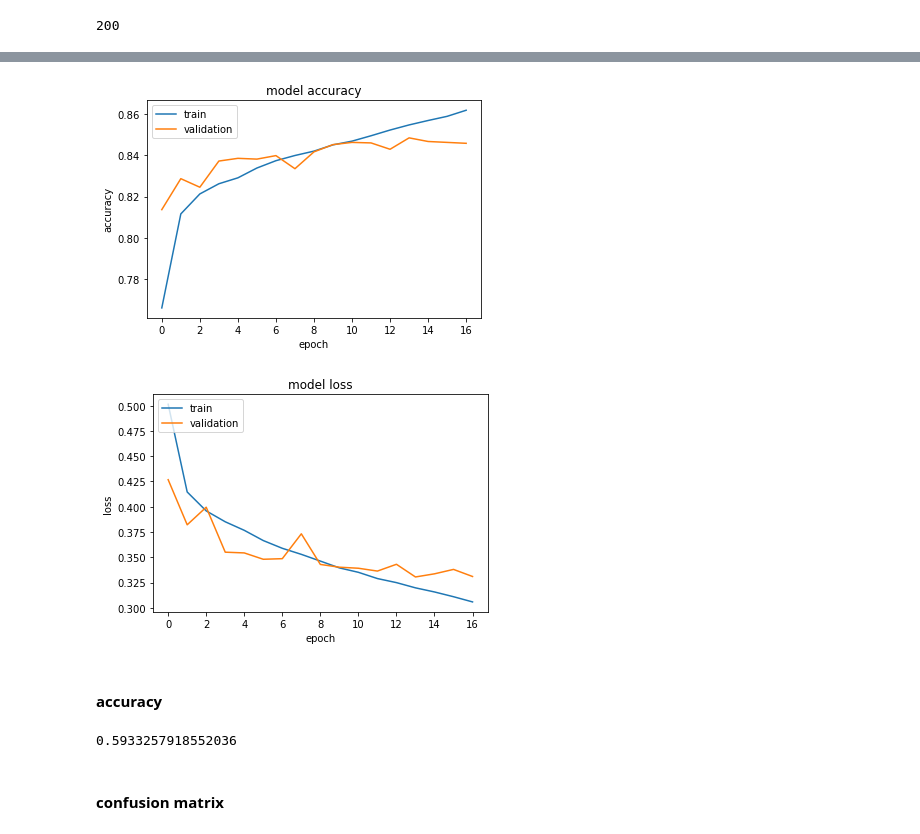
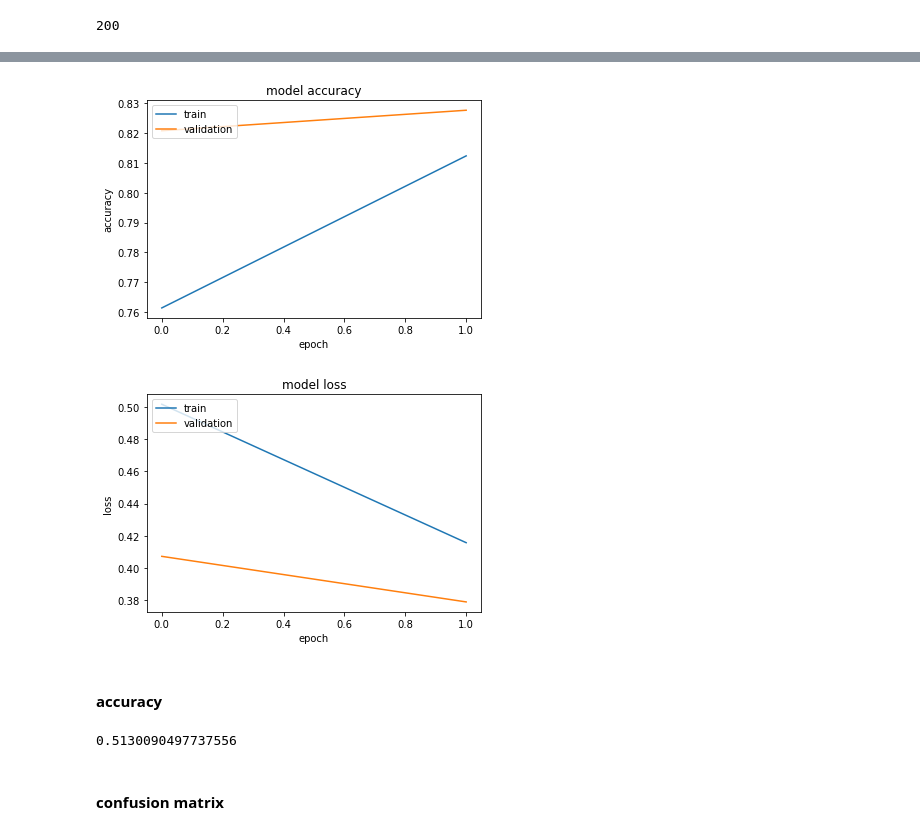
Before and after one commit to j-dhall/ml, a Jupyter notebook: notebooks/Convolutional Neural Networks for Sentence Classification - Yoon Kim - NYU - 2014.ipynb, the cells around one changed output, grey strips where cells are left out. Cells and saved outputs as stored; diff of their text form; code cells hidden in the pictures.

Commit message:
tidy up the two models, output the submission csv for kaggle

```diff
--- a/notebooks/Convolutional Neural Networks for Sentence Classification - Yoon Kim - NYU - 2014.ipynb
+++ b/notebooks/Convolutional Neural Networks for Sentence Classification - Yoon Kim - NYU - 2014.ipynb
@@ -470,19 +436,19 @@ history_3 = history1
 # %%
-plt.plot(history_3.history['accuracy'])
-plt.plot(history_3.history['val_accuracy'])
+plt.plot(history1.history['accuracy'])
+plt.plot(history1.history['val_accuracy'])
 plt.title('model accuracy')
 plt.ylabel('accuracy')
 plt.xlabel('epoch')
 plt.legend(['train', 'validation'], loc='upper left')
 plt.show()
 
-plt.plot(history_3.history['loss'])
-plt.plot(history_3.history['val_loss'])
+plt.plot(history1.history['loss'])
+plt.plot(history1.history['val_loss'])
 plt.title('model loss')
 plt.ylabel('loss')
 plt.xlabel('epoch')
 plt.legend(['train', 'validation'], loc='upper left')
 plt.show()
 # %% [output]
-[figure, old version]
+[figure, new version]
-[figure, old version]
+[figure, new version]
@@ -491,11 +455,11 @@ model_3 = model1
 # %% [markdown]
 #### accuracy
 # %%
-y_hat_3 = model_3.predict(X_val)
+y_hat_3 = model1.predict(X_val)
 accuracy_score(list(map(lambda x: np.argmax(x), y_val)),\
                list(map(lambda x: np.argmax(x), y_hat_3)))
 # %% [output]
-0.5933257918552036
+0.5130090497737556
 # %% [markdown]
 #### confusion matrix
 # %%
```
Also changed, not shown: parts of 39 cells of this notebook.
